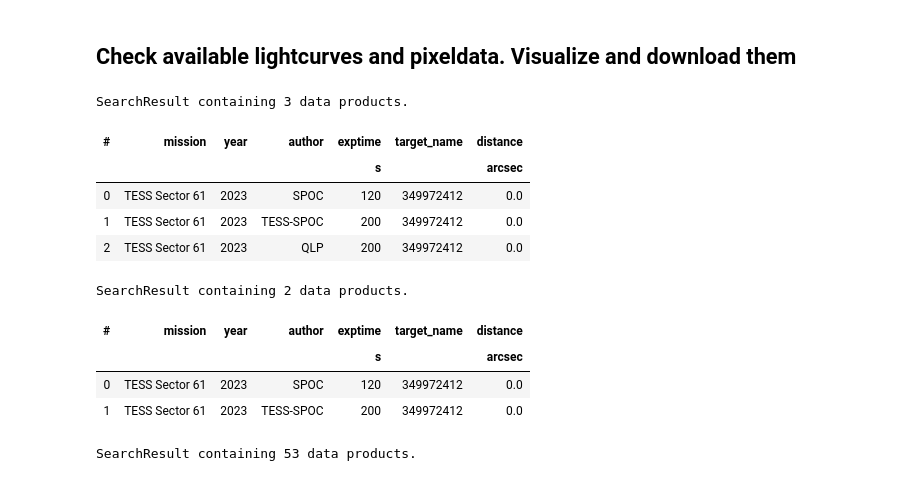
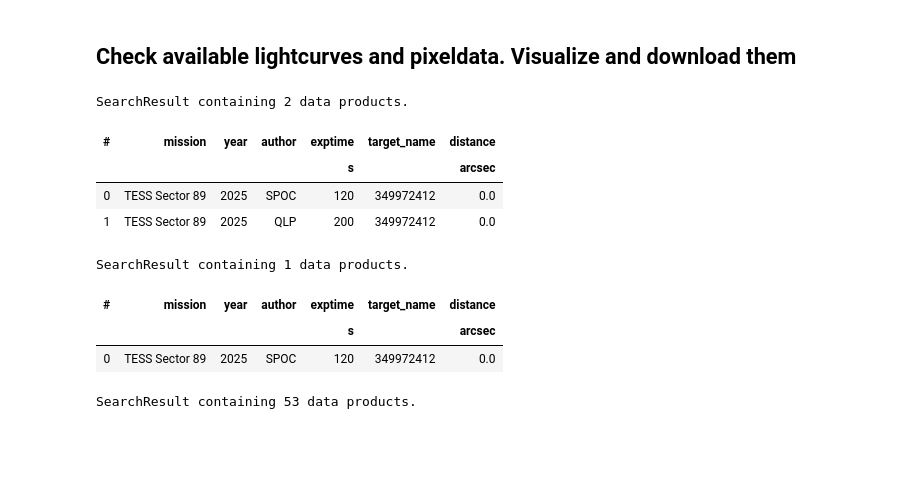
Before and after one commit to lichtgestalter/curvesimulator, a Jupyter notebook: evaluation/get_flux_data.ipynb, the cells around one changed output. Drawn from its saved outputs; the diff is of its cells as text; code cells hidden in the pictures; blank space fills up the shorter version.

```diff
--- a/evaluation/get_flux_data.ipynb
+++ b/evaluation/get_flux_data.ipynb
@@ -8,32 +8,30 @@ from lightkurve import search_targetpixelfile
 # %%
 # search_result = lk.search_lightcurve('TIC349972412', cadence='long')
 # search_result = lk.search_lightcurve('TIC349972412', author='TESS-SPOC', cadence='long')
-search_result = lk.search_lightcurve('TIC349972412', sector=61)
+search_result = lk.search_lightcurve('TIC349972412', sector=89)
 # search_result = lk.search_lightcurve('TIC349972412', author='QLP', cadence='long')
 # search_result = lk.search_lightcurve('TOI-4504', author='Tess', cadence='long')
 # lc_collection = search_result.download_all()
 # lc_collection.plot();
 search_result
 # %% [output]
-SearchResult containing 3 data products.
+SearchResult containing 2 data products.
 | # | mission | year | author | exptime | target_name | distance |
 |  |  |  |  | s |  | arcsec |
-| 0 | TESS Sector 61 | 2023 | SPOC | 120 | 349972412 | 0.0 |
-| 1 | TESS Sector 61 | 2023 | TESS-SPOC | 200 | 349972412 | 0.0 |
-| 2 | TESS Sector 61 | 2023 | QLP | 200 | 349972412 | 0.0 |
+| 0 | TESS Sector 89 | 2025 | SPOC | 120 | 349972412 | 0.0 |
+| 1 | TESS Sector 89 | 2025 | QLP | 200 | 349972412 | 0.0 |
 # %%
 # Search for target pixel files
 # https://lightkurve.github.io/lightkurve/reference/api/lightkurve.search_targetpixelfile.html#lightkurve.search_targetpixelfile
 # search = search_targetpixelfile("TIC 349972412", sector=[28, 31, 34, 37, 61, 64, 67, 87, 88, 89])
-search = search_targetpixelfile("TIC 349972412", sector=61)
+search = search_targetpixelfile("TIC 349972412", sector=89)
 # search = search_targetpixelfile("TIC 349972412", author="SPOC", sector=[28, 31, 34, 37, 64, 67])
 search
 # %% [output]
-SearchResult containing 2 data products.
+SearchResult containing 1 data products.
 | # | mission | year | author | exptime | target_name | distance |
 |  |  |  |  | s |  | arcsec |
-| 0 | TESS Sector 61 | 2023 | SPOC | 120 | 349972412 | 0.0 |
-| 1 | TESS Sector 61 | 2023 | TESS-SPOC | 200 | 349972412 | 0.0 |
+| 0 | TESS Sector 89 | 2025 | SPOC | 120 | 349972412 | 0.0 |
 # %%
 search = search_targetpixelfile("TIC 349972412")
 search
```
Also changed, not shown: 22 other files.
